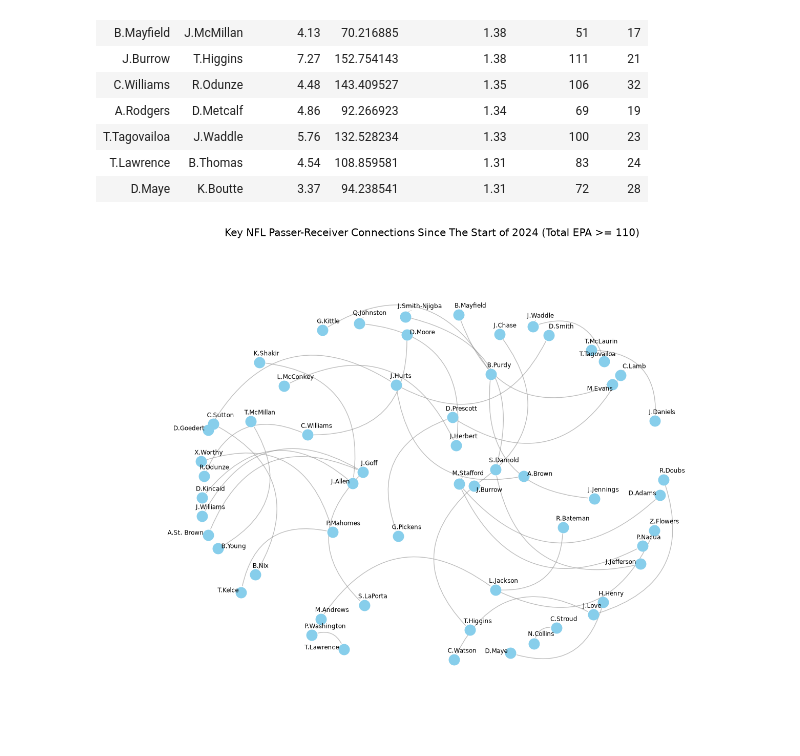
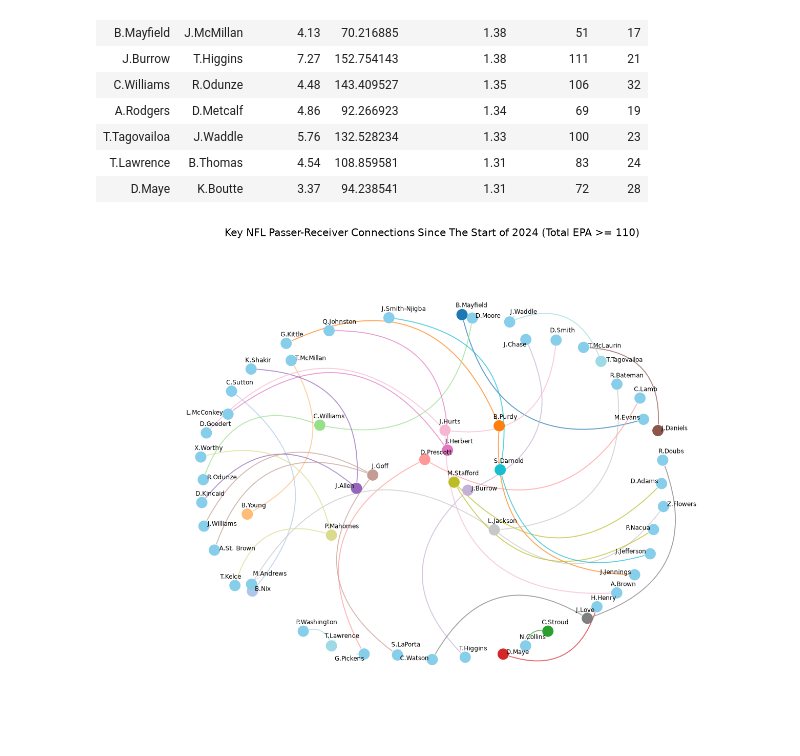
Before and after one commit to smclean2/NFL-Passing-Network-Analysis-Repository, a Jupyter notebook: Sean M - INST414 - Module 1.ipynb, the cells around one changed output. Drawn from its saved outputs; the diff is of its cells as text; code cells hidden in the pictures.

```diff
--- a/Sean M - INST414 - Module 1.ipynb
+++ b/Sean M - INST414 - Module 1.ipynb
@@ -304,9 +290,15 @@ Top 15 NFL Passer-Receiver Duos (2024-) by Average Completion Value (EPA / Play)
 | T.Lawrence | B.Thomas | 4.54 | 108.859581 | 1.31 | 83 | 24 |
 | D.Maye | K.Boutte | 3.37 | 94.238541 | 1.31 | 72 | 28 |
 # %%
-#12. Generate network visual
+# #12. Generate network visual
 top_edges = edge_df[edge_df['total_epa'] >= 110]
-G_sub = nx.from_pandas_edgelist(top_edges, source='passer_player_name', target='receiver_player_name', edge_attr='total_epa')
+G_sub = nx.from_pandas_edgelist(
+    top_edges,
+    source='passer_player_name',
+    target='receiver_player_name',
+    edge_attr='total_epa',
+    create_using=nx.DiGraph()  # Ensures clear Passer (source) -> Receiver (target) direction
+)
 
 plt.figure(figsize=(16, 12))
 ax = plt.gca()
@@ -314,35 +306,54 @@ ax = plt.gca()
 # Force-directed layout with high 'k' value to spread out clusters naturally
 pos = nx.spring_layout(G_sub, k=2.2, iterations=150, seed=42)
 
-# Draw nodes & curved edges
-nx.draw_networkx_nodes(G_sub, pos, node_color='skyblue', node_size=200, ax=ax)
+# Assign a distinct color to each QB/Passer
+passers = sorted(list(set(top_edges['passer_player_name'])))
+cmap = plt.colormaps['tab20'].resampled(len(passers))
+qb_colors = {qb: cmap(i) for i, qb in enumerate(passers)}
+
+# Map node colors: QB nodes get their specific color; Receivers remain skyblue
+node_colors = [qb_colors[node] if node in qb_colors else 'skyblue' for node in G_sub.nodes()]
+
+# Map edge colors to match the QB (source passer)
+edge_colors = [qb_colors.get(u, (0.6, 0.6, 0.6, 0.5)) for u, v in G_sub.edges()]
+
+# Draw nodes with QB color-coding
+nx.draw_networkx_nodes(G_sub, pos, node_color=node_colors, node_size=200, ax=ax)
+
+# Draw curved edges matching QB color-coding
 nx.draw_networkx_edges(
-    G_sub, pos, edge_color='gray', width=1.0, alpha=0.5,
-    arrows=True, arrowstyle='-', connectionstyle="arc3,rad=0.53", ax=ax
+    G_sub, pos,
+    edge_color=edge_colors,
+    width=1.3,
+    alpha=0.7,
+    arrows=True,
+    arrowstyle='-',
+    connectionstyle="arc3,rad=0.53",
+    ax=ax
 )
 
 # Extract node x,y points to treat them as obstacles
 node_x = [coords[0] for coords in pos.values()]
 node_y = [coords[1] for coords in pos.values()]
 
 # Place text objects
 texts = []
 for node, (x, y) in pos.items():
     texts.append(ax.text(x, y + 0.02, node, fontsize=8, ha='center', va='center', fontweight='normal'))
 
 # Repel text labels away from each other AND away from node dots
 adjust_text(
     texts,
     x=node_x,
     y=node_y,
     expand=(1.5, 1.8),
     force_text=(0.3, 0.5),
     arrowprops=dict(arrowstyle="-", color='gray', lw=0.4, alpha=0.6)  # Adds a subtle pointer line if a label moves far from its node
 )
 
 plt.margins(0.15)
 plt.title("Key NFL Passer-Receiver Connections Since The Start of 2024 (Total EPA >= 110)", fontsize=14)
 plt.axis('off')
 plt.show()
 # %% [output]
-[figure, old version]
+[figure, new version]
```
Also changed, not shown: parts of 1 cell of this notebook.
